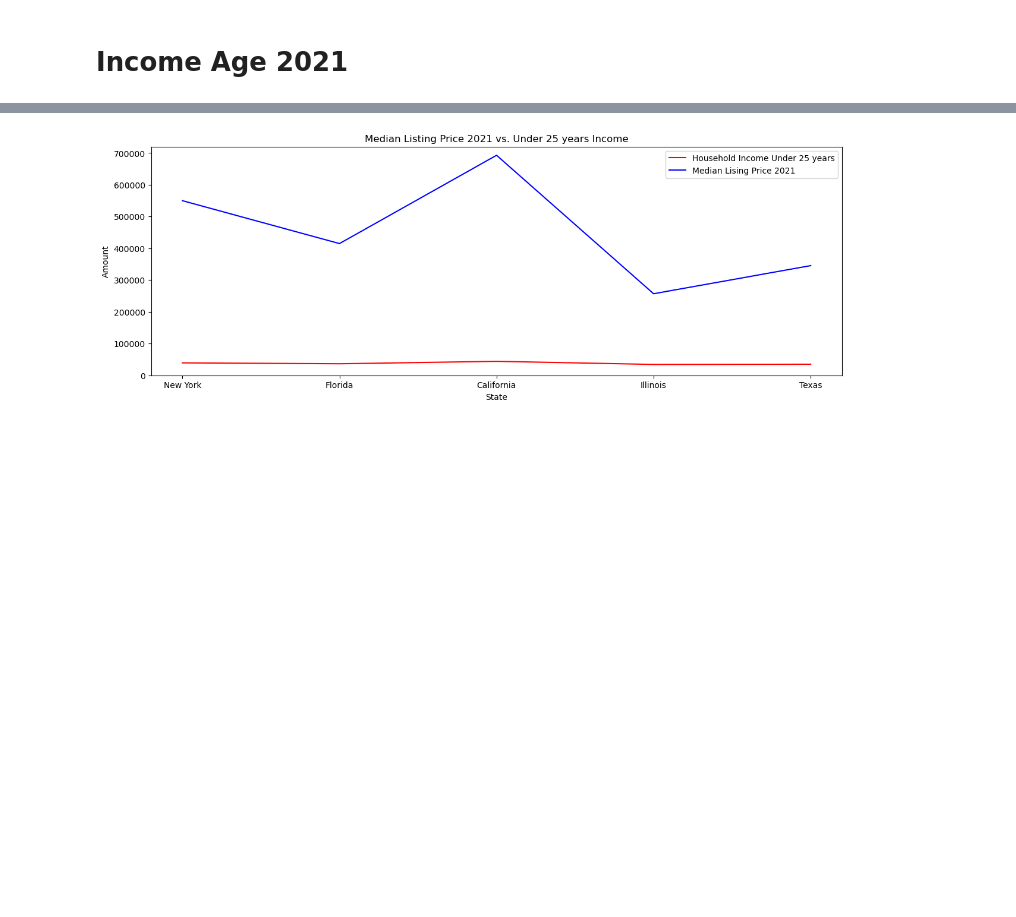
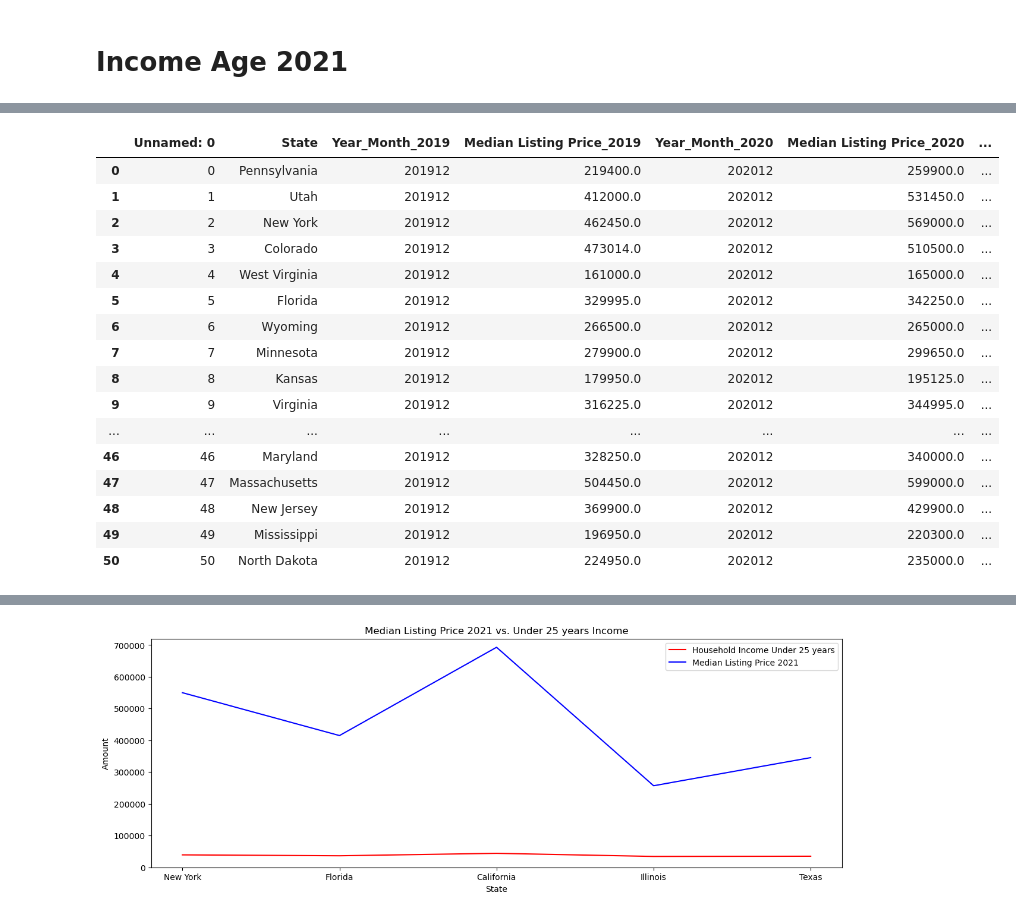
Before and after one commit to aalafa/group-project-1, a Jupyter notebook: Housing and Income Data/Income_Age_2021.ipynb, the cells around one changed output, grey strips where cells are left out. Cells and saved outputs as stored; diff of their text form; code cells hidden in the pictures; blank space fills up the shorter version.

```diff
--- a/Housing and Income Data/Income_Age_2021.ipynb
+++ b/Housing and Income Data/Income_Age_2021.ipynb
@@ -86,6 +86,25 @@ Number of rows in the DataFrame: 52
 # %%
 # Read in the housing listing prices to compare to income by age
 listing_prices = pd.read_csv("output_data/Median Listing Prices.csv")
+listing_prices
+# %% [output]
+|  | Unnamed: 0 | State | Year_Month_2019 | Median Listing Price_2019 | Year_Month_2020 | Median Listing Price_2020 | ... |
+| 0 | 0 | Pennsylvania | 201912 | 219400.0 | 202012 | 259900.0 | ... |
+| 1 | 1 | Utah | 201912 | 412000.0 | 202012 | 531450.0 | ... |
+| 2 | 2 | New York | 201912 | 462450.0 | 202012 | 569000.0 | ... |
+| 3 | 3 | Colorado | 201912 | 473014.0 | 202012 | 510500.0 | ... |
+| 4 | 4 | West Virginia | 201912 | 161000.0 | 202012 | 165000.0 | ... |
+| 5 | 5 | Florida | 201912 | 329995.0 | 202012 | 342250.0 | ... |
+| 6 | 6 | Wyoming | 201912 | 266500.0 | 202012 | 265000.0 | ... |
+| 7 | 7 | Minnesota | 201912 | 279900.0 | 202012 | 299650.0 | ... |
+| 8 | 8 | Kansas | 201912 | 179950.0 | 202012 | 195125.0 | ... |
+| 9 | 9 | Virginia | 201912 | 316225.0 | 202012 | 344995.0 | ... |
+| ... | ... | ... | ... | ... | ... | ... | ... |
+| 46 | 46 | Maryland | 201912 | 328250.0 | 202012 | 340000.0 | ... |
+| 47 | 47 | Massachusetts | 201912 | 504450.0 | 202012 | 599000.0 | ... |
+| 48 | 48 | New Jersey | 201912 | 369900.0 | 202012 | 429900.0 | ... |
+| 49 | 49 | Mississippi | 201912 | 196950.0 | 202012 | 220300.0 | ... |
+| 50 | 50 | North Dakota | 201912 | 224950.0 | 202012 | 235000.0 | ... |
 # %%
 income_age = pd.merge(income_age_2021, listing_prices, on=('State'), how='right')
 
```
Also changed, not shown: parts of 4 cells of this notebook, 12 other files.
